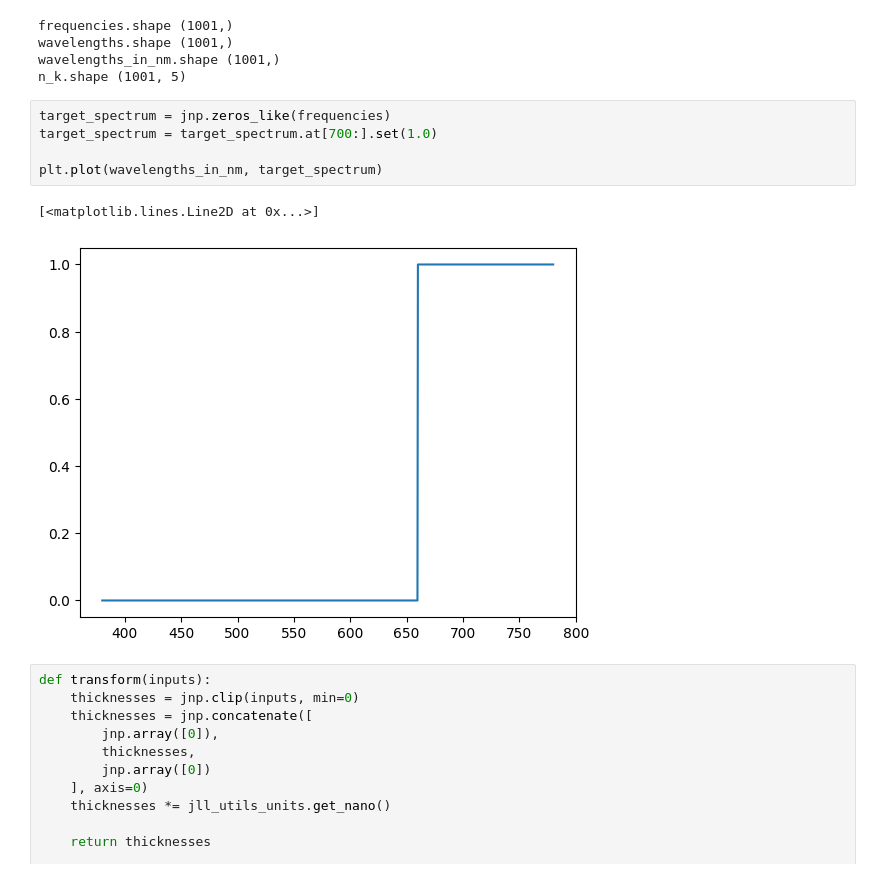
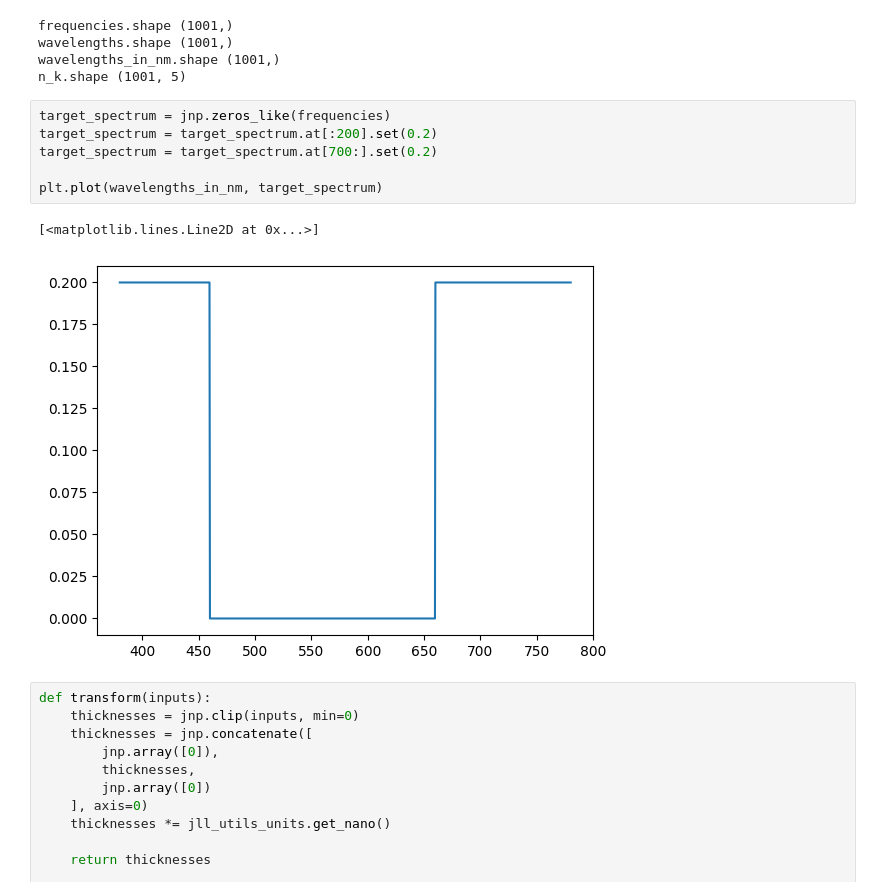
Before and after one commit to JaxLayerLumos/JaxLayerLumos, a Jupyter notebook: examples/example_optimization.ipynb, the cells around one changed output. Drawn from its saved outputs; the diff is of its cells as text.

```diff
--- a/examples/example_optimization.ipynb
+++ b/examples/example_optimization.ipynb
@@ -34,12 +34,13 @@ wavelengths_in_nm.shape (1001,)
 n_k.shape (1001, 5)
 # %%
 target_spectrum = jnp.zeros_like(frequencies)
-target_spectrum = target_spectrum.at[700:].set(1.0)
+target_spectrum = target_spectrum.at[:200].set(0.2)
+target_spectrum = target_spectrum.at[700:].set(0.2)
 
 plt.plot(wavelengths_in_nm, target_spectrum)
 # %% [output]
 [<matplotlib.lines.Line2D at 0x...>]
-[figure, old version]
+[figure, new version]
 # %%
 def transform(inputs):
     thicknesses = jnp.clip(inputs, min=0)
```
Also changed, not shown: parts of 3 cells of this notebook, 1 other file.
